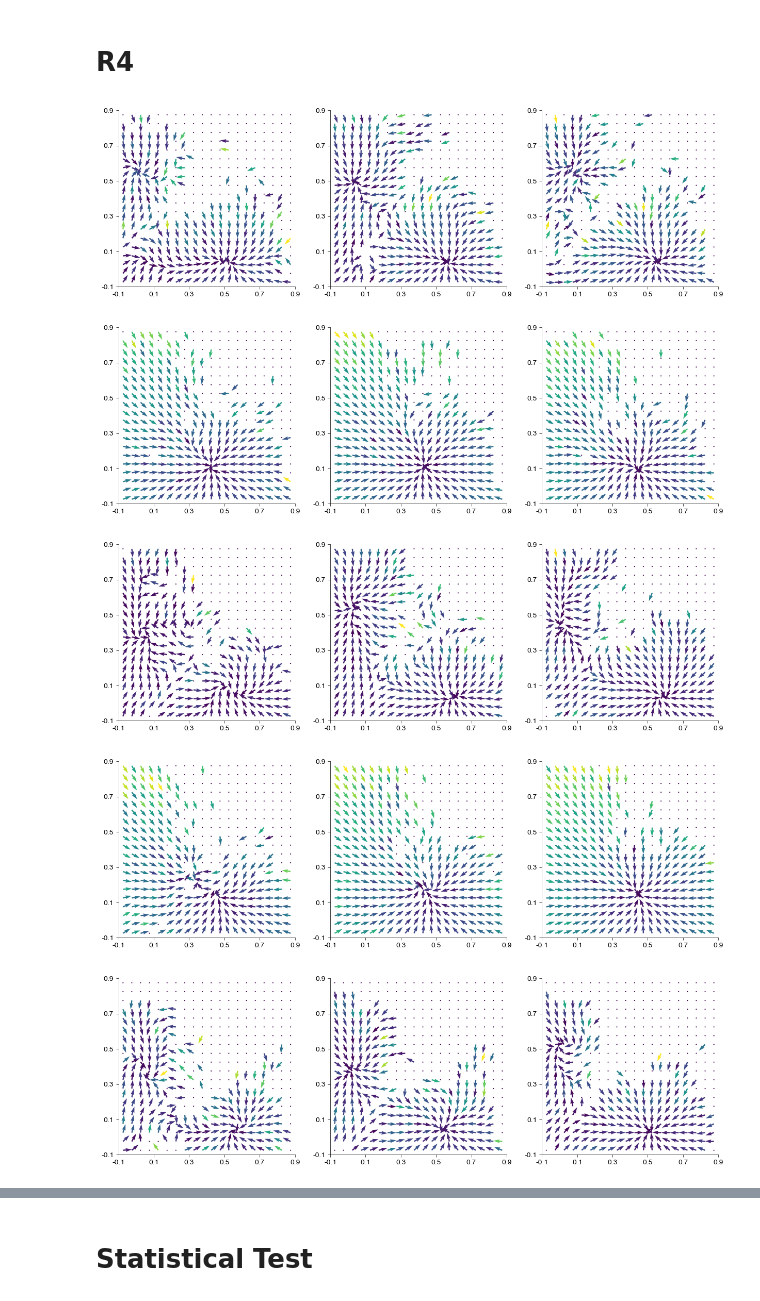
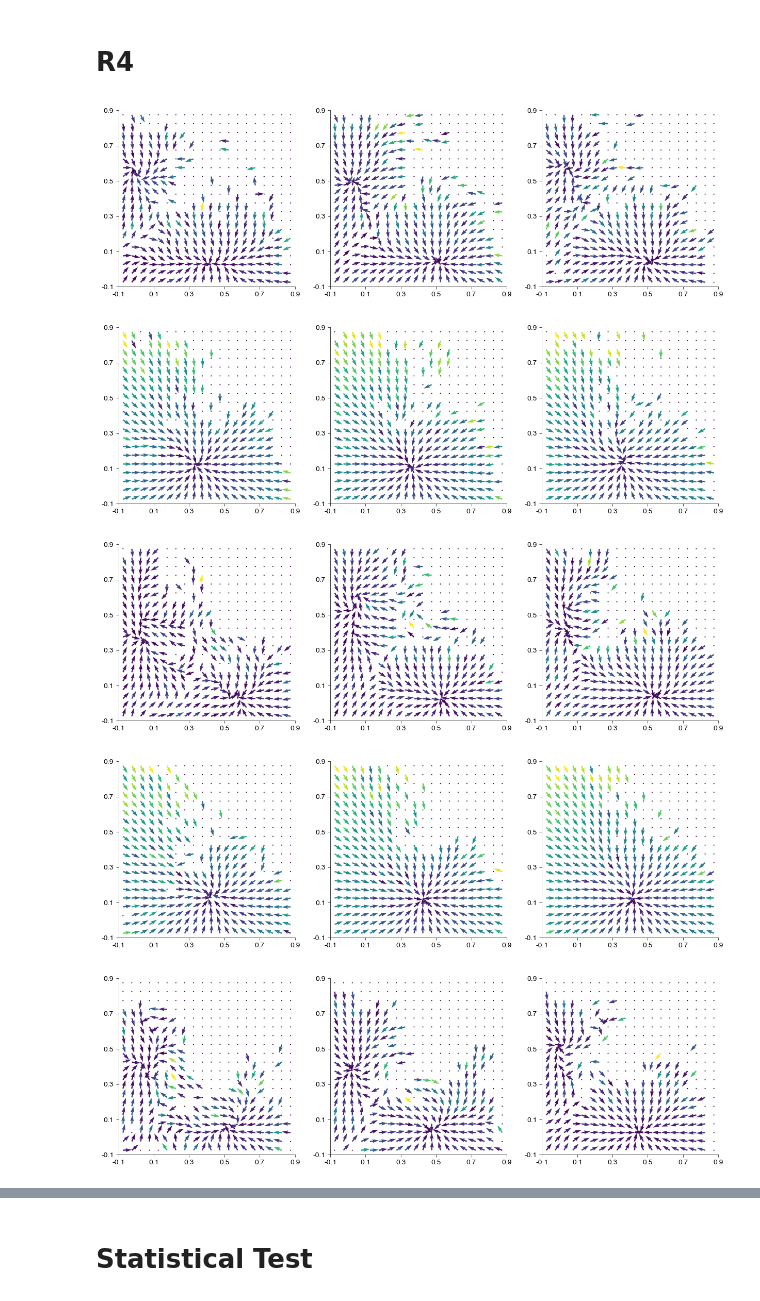
Before and after one commit to YAO-Shuyang/PlotFigures, a Jupyter notebook: NodeFigures/Fig0867 - Stability Under High Speed.ipynb, the cells around one changed output, grey strips where cells are left out. Cells and saved outputs as stored; diff of their text form; code cells hidden in the pictures.

```diff
--- a/NodeFigures/Fig0867 - Stability Under High Speed.ipynb
+++ b/NodeFigures/Fig0867 - Stability Under High Speed.ipynb
@@ -16,6 +61,7 @@ dir_name0 = join(figpath, "Dsp", "0850 - Lisa Paper Revisits")
 # R4
 # %%
 def process_data(mouse:int):
+    maze_type = 1
     if exists(join(loc, f"processed_{mouse}.pkl")):
         with open(join(loc, f"processed_{mouse}.pkl"), 'rb') as f:
             data = pickle.load(f)
@@ -31,13 +77,13 @@ def process_data(mouse:int):
         if mouse != 10232:
             index_map = index_map[1:, :]
 
-        with open(join(loc, f"{mouse}.pkl"), "rb") as f:
+        with open(join(dir_name0, f"{mouse}.pkl"), "rb") as f:
             X, session_label, route_label, kmeans_init = pickle.load(f)
         print(X.shape)
         kmeans_init = np.vstack([np.mean(i, axis=0) for i in kmeans_init])
         U, V = fit_kmeans(X, 2, kmeans_init=kmeans_init)
-        V0 = np.reshape(V[0, :], (CP_DSP[3].shape[0], -1))
-        V1 = np.reshape(V[1, :], (CP_DSP[3].shape[0], -1))
+        V0 = np.reshape(V[0, :], (CP_DSPs[maze_type][3].shape[0], -1))
+        V1 = np.reshape(V[1, :], (CP_DSPs[maze_type][3].shape[0], -1))
 
         is_cell = np.where(index_map != 0, 1, 0)
         n_cells = np.sum(is_cell, axis=0)
@@ -64,25 +110,30 @@ def process_data(mouse:int):
             session_traj = res['session_traj']
             nodes_traj = res['pos_traj']
             father_nodes_traj = S2F[nodes_traj]-1
-            idx = np.where((session_traj == s) & (np.isin(father_nodes_traj+1, CP_DSP[3])))[0]
+            idx = np.where((session_traj == s) & (np.isin(father_nodes_traj+1, CP_DSPs[maze_type][3])))[0]
             nodes_traj = nodes_traj[idx]
             father_nodes_traj = father_nodes_traj[idx]
             neural_traj = res['neural_traj'][:, idx]
             speed_traj = res['behav_params_traj'][8, res['behav_to_ms_traj']][idx]
             lap_traj = res['lap_traj'][idx]
             route_traj = res['route_traj'][idx]
+            part_traj = res['part_traj'][idx]
 
+            ratemap0_a = np.mean(np.stack([
+                trace[f'node {i}']['old_map_clear'][index_map[s, cell_idx]-1, :] for i in [0, 4]
+            ], axis=2), axis=2)
+            ratemap0_b = np.mean(np.stack([
+                trace[f'node {i}']['old_map_clear'][index_map[s, cell_idx]-1, :] for i in [5, 9]
+            ], axis=2), axis=2)
+            ratemap0 = np.stack([ratemap0_a, ratemap0_b], axis=2)
 
-            ratemap0 = np.mean(np.stack([
-                trace[f'node {i}']['old_map_clear'][index_map[s, cell_idx]-1, :] for i in [0, 4, 5, 9]
-            ], axis=2), axis=2)
             ratemap4 = trace[f'node {3}']['old_map_clear'][index_map[s, cell_idx]-1, :]
 
             corr_coord = np.zeros((route_traj.shape[0], 2))
             for i in tqdm(range(len(route_traj))):
                 corr_coord[i, 0] = np.corrcoef(
                     neural_traj[:, i],
-                    ratemap0[:, father_nodes_traj[i]]
+                    ratemap0[:, father_nodes_traj[i], part_traj[i]]
                 )[0, 1]
                 corr_coord[i, 1] = np.corrcoef(
                     neural_traj[:, i],
@@ -184,35 +235,35 @@ def plot_vector_field(mouse: int, is_shuf: bool = False):
     X, Y = np.meshgrid(np.arange(20), np.arange(20))
 
     fig, axes = plt.subplots(ncols=3, nrows=1, figsize=(15, 5))
     sp = [0, 2, 4]
     for i in range(3):
 
         ax = Clear_Axes(axes[i], close_spines=['top', 'right'], ifxticks=True, ifyticks=True)
         ax.quiver(
             Y.flatten(), X.flatten(),
             avg_dcorr[:, :, sp[i], 0].flatten(),
             avg_dcorr[:, :, sp[i], 1].flatten(),
             avg_dcorr[:, :, sp[i], 2],
             scale=20, width=0.007
         )
         ax.set_xticks(np.linspace(-0.5, 19.5, 6), [-0.1, 0.1, 0.3, 0.5, 0.7, 0.9])
         ax.set_yticks(np.linspace(-0.5, 19.5, 6), [-0.1, 0.1, 0.3, 0.5, 0.7, 0.9])
         ax.set_aspect('equal')
         ax.set_xlim(-0.5, 19.5)
         ax.set_ylim(-0.5, 19.5)
 
     plus = '' if is_shuf == False else ' (shuffled)'
     plt.savefig(join(loc, f"Example Vector Field [{mouse}{plus}].png"), dpi=600)
     plt.savefig(join(loc, f"Example Vector Field [{mouse}{plus}].svg"), dpi=600)
     plt.show()
 
 for mouse in [10212, 10224, 10227, 10232]:
     #process_data(mouse)
     plot_vector_field(mouse, is_shuf=False)
     plot_vector_field(mouse, is_shuf=True)
 # %% [output]
-[figure, old version]
+[figure, new version]
-[figure, old version]
+[figure, new version]
-[figure, old version]
+[figure, new version]
-[figure, old version]
+[figure, new version]
-[figure, old version]
+[figure, new version]
```
Also changed, not shown: parts of 7 cells of this notebook, 2 other files.
